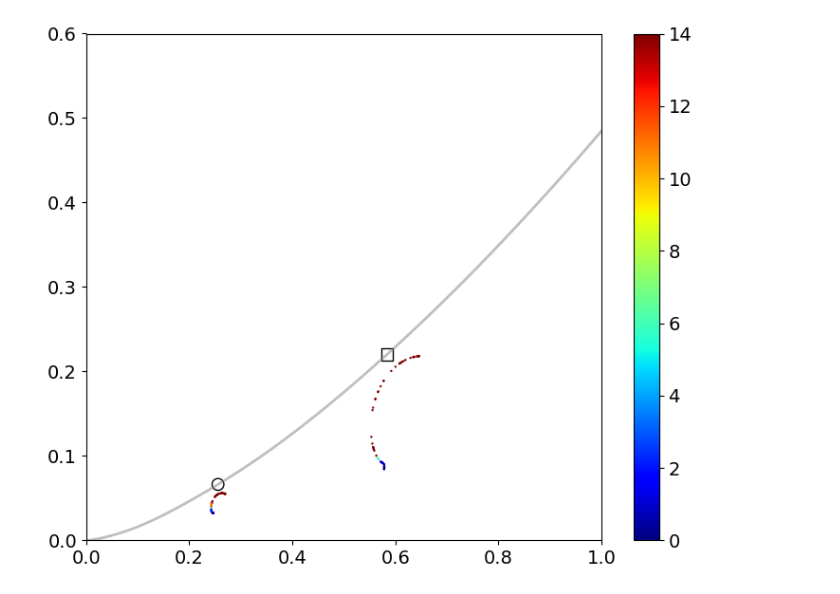
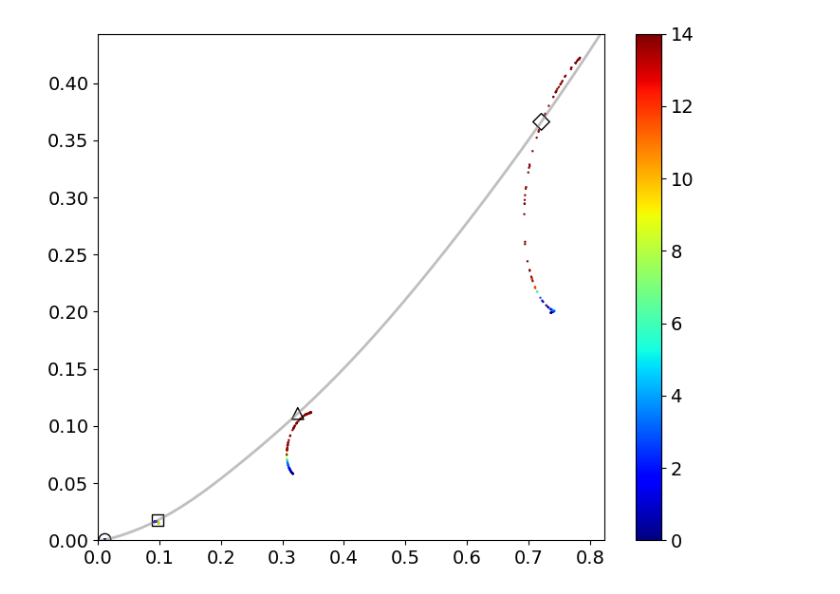
Before and after one commit to NobuhiroMoteki/block-DDA_Py, a Jupyter notebook: plot_dda_results.ipynb, the cells around one changed output. Saved outputs shown, nothing was run; the diff lists cells and outputs as text; code cells hidden in the pictures.

```diff
--- a/plot_dda_results.ipynb
+++ b/plot_dda_results.ipynb
@@ -3,6 +3,10 @@ import h5py
 import numpy as np
 # %%
 # load DDA result file
-h5= h5py.File(".\dda_results\pcas_ocbs_simulated_data.hdf5", "r")
+h5 = h5py.File("dda_results/pcas_ocbs_simulated_data.hdf5", "r")
+# %%
+# load sweep parameters
+wl_m_m_pairs  = h5['target']['wl_m_m_pairs'][:]   # (N_pairs, 2): [wl_0, m_m]
+m_p_xyz_list  = h5['target']['m_p_xyz_list'][:]   # (N_mp, 3)
 # %%
 # RMS noises of measured ReS and ImS values in this PCAS instrument
@@ -119,47 +70,78 @@ array([[5.0224481 , 0.44170158, 0.77954921],
 # %%
 from analytical_scattering_theories.homogeneous_sphere import mie_compute_q_and_s
 
-wl_0= h5['target'].attrs['wl_0_um']
-m_m= h5['target']['m_m_list'][ind_m_m_list]
-m_p_xyz= h5['target']['m_p_xyz'][:]
-m_p_avg= np.mean(m_p_xyz)
+wl_0    = wl_m_m_pairs[i_pair, 0]   # vacuum wavelength [um]
+m_m     = wl_m_m_pairs[i_pair, 1]   # medium refractive index
+m_p_xyz = m_p_xyz_list[i_mp]        # particle refractive index (x,y,z)
+m_p_avg = np.mean(m_p_xyz)          # isotropic average for Mie reference
 
-r_p_arr= np.linspace(0.05,1.2,200)
-S_fw_mie_arr= np.zeros(200, dtype=np.complex64)
+r_p_arr      = np.linspace(0.05, 1.2, 200)
+S_fw_mie_arr = np.zeros(200, dtype=np.complex64)
 
 for i, r_p in enumerate(r_p_arr):
-   Qsca, Qabs, Qext, S_fw_mie_arr[i], _ = mie_compute_q_and_s(wl_0,m_m,r_p,m_p_avg,nang=3)
+    Qsca, Qabs, Qext, S_fw_mie_arr[i], _ = mie_compute_q_and_s(wl_0, m_m, r_p, m_p_avg, nang=3)
 # %%
 import matplotlib.pyplot as plt
 
-fig, axs = plt.subplots(1, 1, figsize=(7.5,6))
+# marker styles for Mie reference points (one per particle size)
+mie_markers = ['o', 's', '^', 'D', 'v', 'p', 'h']
 
-size=0.5
-color_scale_max=14
-ReSs_ImSs_plot=axs.scatter(ReS_mean_030, ImS_mean_030, c=Tot_depol_SNR2_030, cmap='jet', vmin=0, vmax=color_scale_max, marker='o',s=size)
-axs.scatter(ReS_mean_040, ImS_mean_040, c=Tot_depol_SNR2_040, cmap='jet', vmin=0, vmax=color_scale_max, marker='o',s=size)
+fig, axs = plt.subplots(1, 1, figsize=(7.5, 6))
 
-axs.scatter(S_fw_PCAS_mie_030.real, S_fw_PCAS_mie_030.imag, marker='o',s=80, facecolor='none',edgecolor='black', alpha=1)
-axs.scatter(S_fw_PCAS_mie_040.real, S_fw_PCAS_mie_040.imag, marker='s',s=80, facecolor='none',edgecolor='black', alpha=1)
+size = 0.5
+color_scale_max = 14
+cbar_src = None
 
-axs.plot(S_fw_mie_arr.real,S_fw_mie_arr.imag,c='gray',linewidth= 2, alpha=0.5)
+all_ReS = []
+all_ImS = []
 
+for i, d in enumerate(data_list):
+    sc = axs.scatter(d['ReS_mean'], d['ImS_mean'],
+                     c=d['Tot_depol_SNR2'], cmap='jet',
+                     vmin=0, vmax=color_scale_max, marker='o', s=size)
+    if cbar_src is None:
+        cbar_src = sc
+    axs.scatter(d['S_fw_mie'].real, d['S_fw_mie'].imag,
+                marker=mie_markers[i % len(mie_markers)], s=80,
+                facecolor='none', edgecolor='black', alpha=1)
+    all_ReS.append(d['ReS_mean'])
+    all_ImS.append(d['ImS_mean'])
+    all_ReS.append([d['S_fw_mie'].real])   # include Mie reference point
+    all_ImS.append([d['S_fw_mie'].imag])
 
-axs.set_xlim([0,1])
-axs.set_ylim([0,0.6])
-# axs.set_xlim([0.6,0.9])
-# axs.set_ylim([0.1,0.4])
-#axs.set_xlabel("ReS_mean",fontsize=12)
-#axs.set_ylabel("ImS_mean",fontsize=12)
+axs.plot(S_fw_mie_arr.real, S_fw_mie_arr.imag, c='gray', linewidth=2, alpha=0.5)
+
+# auto axis limits with 5% margin
+margin = 0.05
+ReS_all = np.concatenate(all_ReS)
+ImS_all = np.concatenate(all_ImS)
+
+ReS_min_data = np.nanmin(ReS_all)
+ReS_max_data = np.nanmax(ReS_all)
+ImS_max_data = np.nanmax(ImS_all)
+
+# x-axis: lower bound = 0 if all ReS >= 0; upper bound = 0 if all ReS < 0
+if ReS_min_data >= 0:
+    x_min = 0
+    x_max = ReS_max_data * (1 + margin)
+elif ReS_max_data < 0:
+    x_min = ReS_min_data * (1 + margin)
+    x_max = 0
+else:
+    x_min = ReS_min_data * (1 + margin)
+    x_max = ReS_max_data * (1 + margin)
+
+axs.set_xlim([x_min, x_max])
+axs.set_ylim([0, ImS_max_data * (1 + margin)])   # ImS always positive
+
 axs.tick_params(axis='both', labelsize=14)
-cbar= plt.colorbar(ReSs_ImSs_plot, ax=axs)
+cbar = plt.colorbar(cbar_src, ax=axs)
 cbar.ax.tick_params(labelsize=14)
-
 
 plt.tight_layout()
 
-dpi=600
-plt.savefig('PCAS_DDAsim_oblate_water_S_plots.jpg',dpi=dpi)
+dpi = 600
+plt.savefig('PCAS_DDAsim_oblate_water_S_plots.jpg', dpi=dpi)
 # %% [output]
-[figure, old version]
+[figure, new version]
 # %%
```
Also changed, not shown: parts of 8 cells of this notebook, 20 other files.
